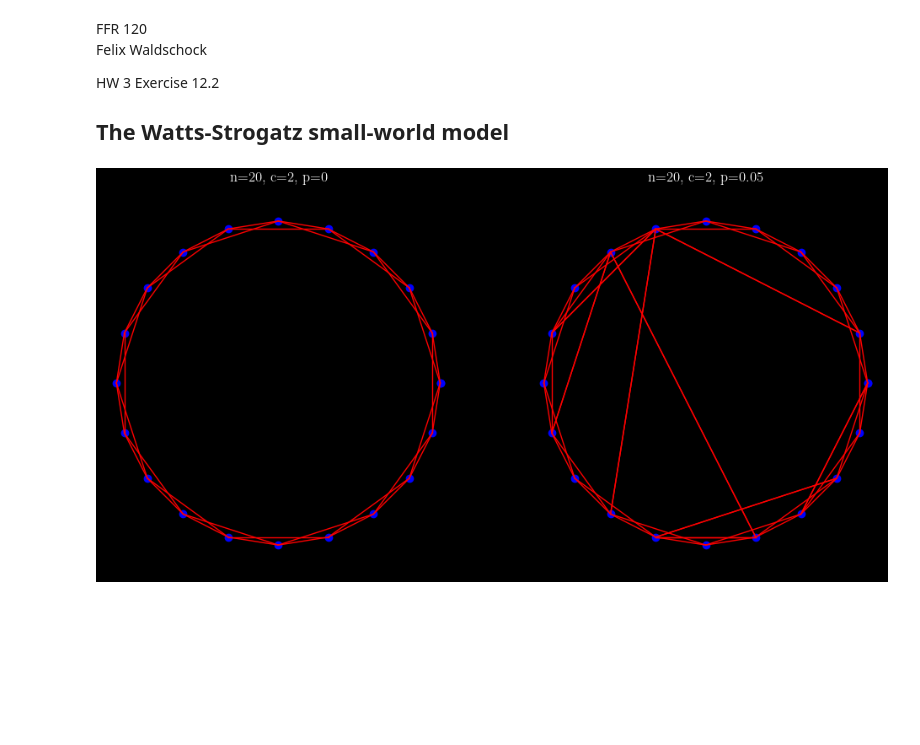
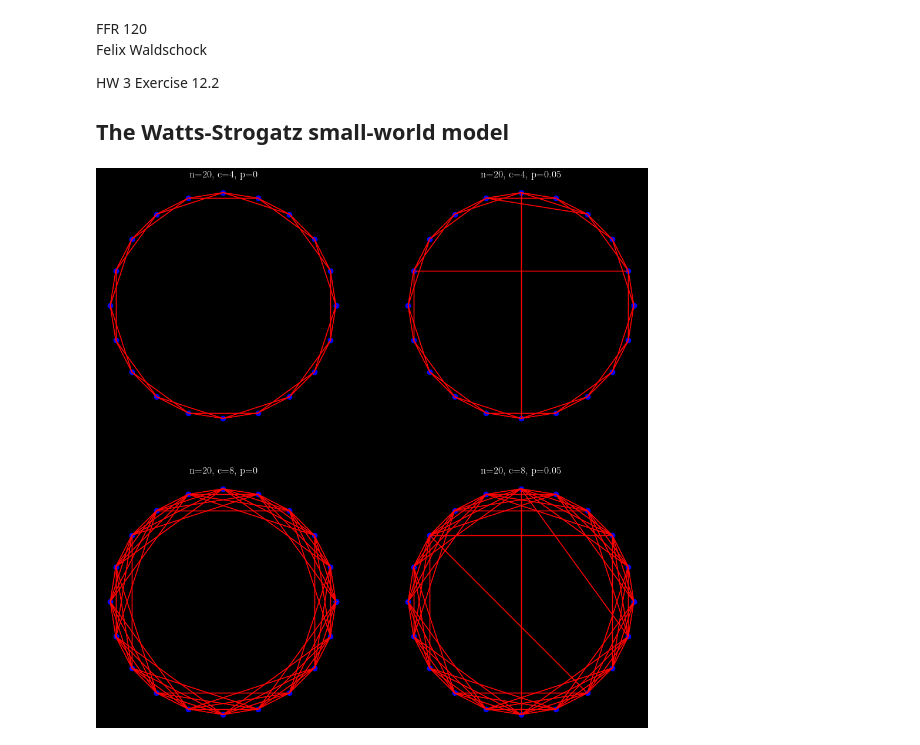
Before and after one commit to FelixWaldschock/Chalmers_FFR120_Simulation_Of_Complex_System, a Jupyter notebook: HW_03/Exercise_12-2.ipynb, the cells around one changed output. Cells and saved outputs as stored; diff of their text form; code cells hidden in the pictures; blank space fills up the shorter version.

```diff
--- a/HW_03/Exercise_12-2.ipynb
+++ b/HW_03/Exercise_12-2.ipynb
@@ -15,7 +15,7 @@ from tqdm import trange
 # parameters
 n = 10             # number of nodes
 p = 0.0           # probability of connection
-c = 2               # number of connections to nearest neighbours (even)
+c = 0             # number of connections to nearest neighbours (even)
 
 # check if c is even
 if c%2 != 0:
@@ -31,19 +31,29 @@ def generateAdjacencyMatrix(n,p,c):
                 A[j,i] = 1
         # do the nearest neighbour connections
         for b in range(c):
-            A[i, (i + int(b) + 1) % n] = 1
+            # c describes how many connections in total, so we need to divide by 2 to get the number of connections per side
+            A[i,(i+int(b/2)+1)%n] = 1
+            A[(i+int(b/2)+1)%n,i] = 1
+
+            #A[i, (i + int(b) + 1) % n] = 1
+
 
     return A
 # %%
 n_a = 20
 p_a = 0
-c_a = 2
+c_a = 4
+c_aa = 8
 
 n_b = 20
 p_b = 0.05
-c_b = 2
+c_b = 4
+c_bb = 8
+
 A_a = generateAdjacencyMatrix(n_a,p_a,c_a)
+A_aa = generateAdjacencyMatrix(n_a,p_a,c_aa)
 A_b = generateAdjacencyMatrix(n_b,p_b,c_b)
+A_bb = generateAdjacencyMatrix(n_b,p_b,c_bb)
 # %%
 def plot_ErdosRenyi(A, ax, title):
     # Get the number of nodes
@@ -75,13 +85,16 @@ def plot_ErdosRenyi(A, ax, title):
     ax.axis('off')
 # %%
 # Create a subplot with 1 row and 2 columns
-fig, axes = plt.subplots(1, 2, figsize=(12, 6))
+fig, axes = plt.subplots(2, 2, figsize=(12, 12))
 
 # Plot the two matrices and hand over their parameters, n c p
-plot_ErdosRenyi(A_a, axes[0], f"n={n_a}, c={c_a}, p={p_a}")
-plot_ErdosRenyi(A_b, axes[1], f"n={n_b}, c={c_b}, p={p_b}")
+plot_ErdosRenyi(A_a, axes[0,0], f"n={n_a}, c={c_a}, p={p_a}")
+plot_ErdosRenyi(A_aa, axes[1,0], f"n={n_a}, c={c_aa}, p={p_a}")
+plot_ErdosRenyi(A_b, axes[0,1], f"n={n_b}, c={c_b}, p={p_b}")
+plot_ErdosRenyi(A_bb, axes[1,1], f"n={n_b}, c={c_bb}, p={p_b}")
+
 
 # Show the plot
 plt.show()
 # %% [output]
-[figure, old version]
+[figure, new version]
```
Also changed, not shown: 5 other files.
